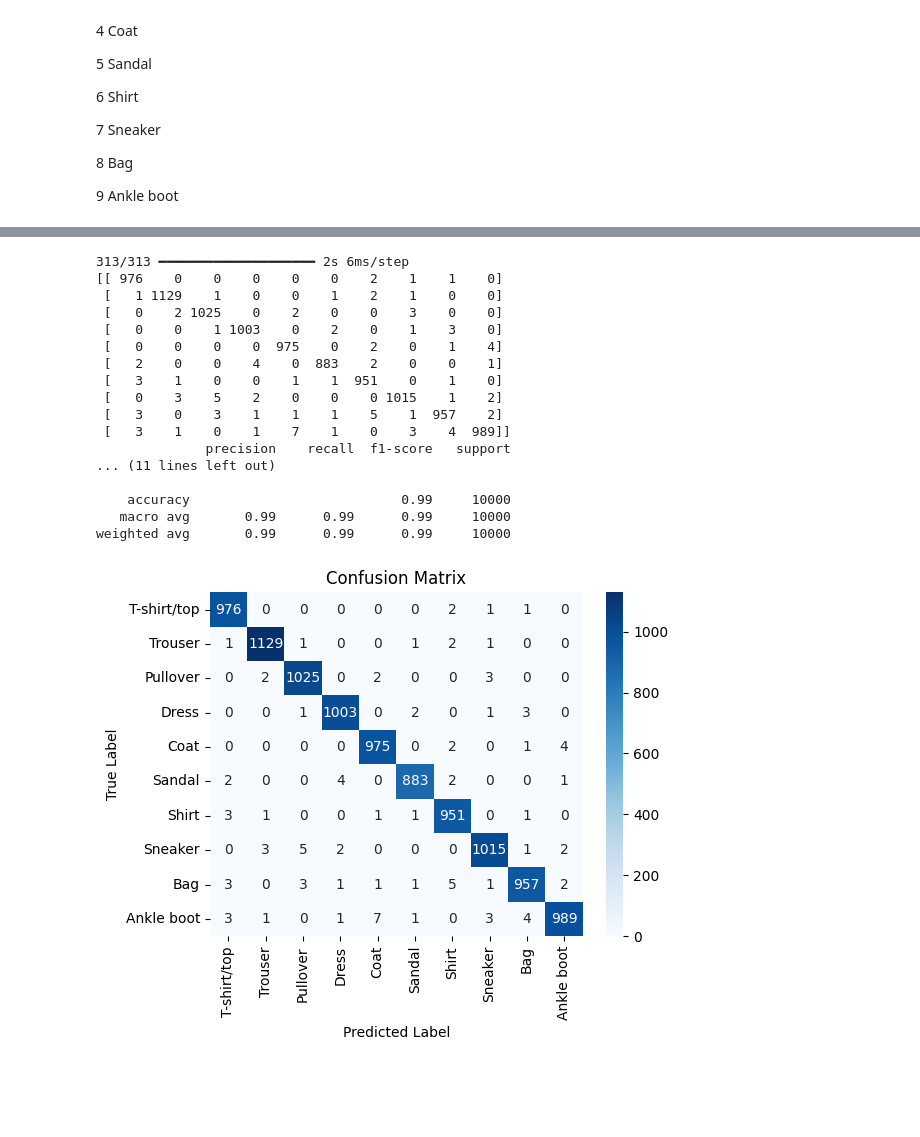
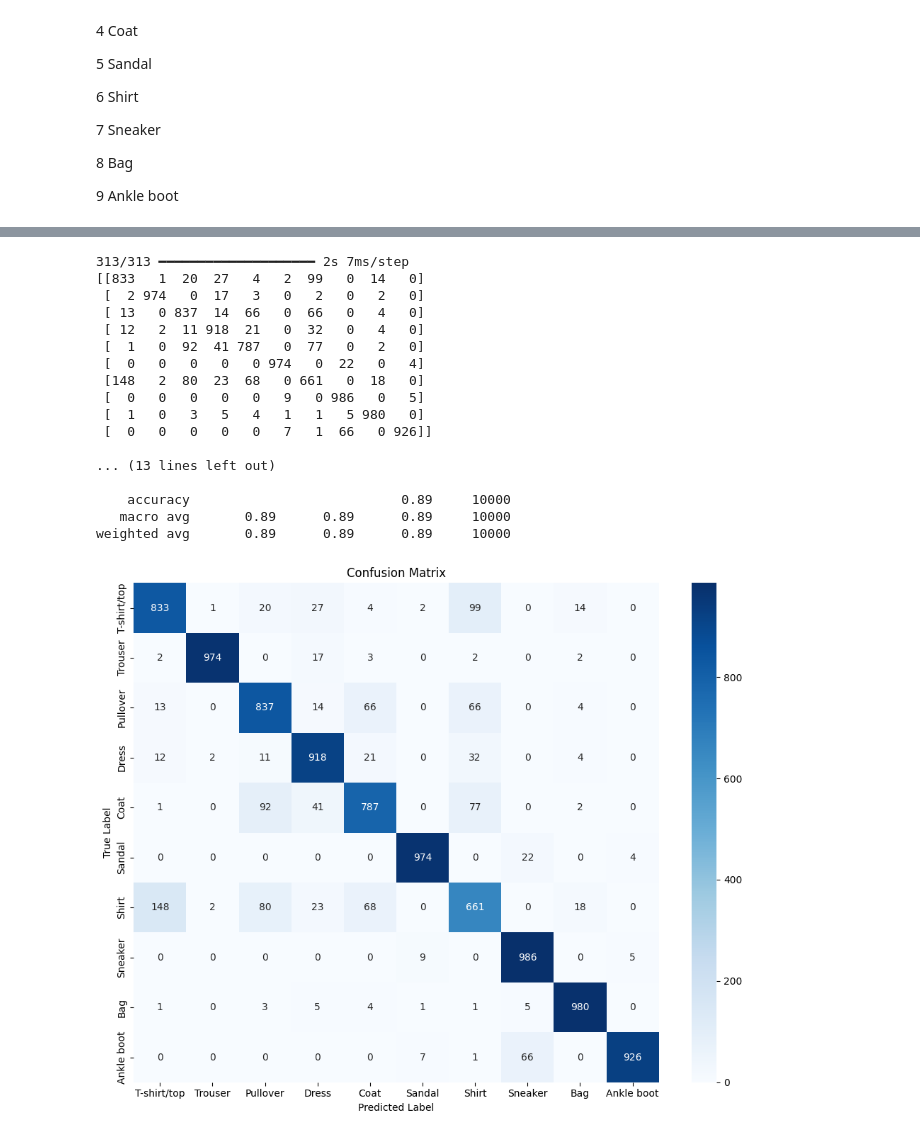
Before and after one commit to alvinhh01/CNNclassificationFashion, a Jupyter notebook: CA1_Fashion.ipynb, the cells around one changed output, grey strips where cells are left out. Drawn from its saved outputs; the diff is of its cells as text; code cells hidden in the pictures; blank space fills up the shorter version.

```diff
--- a/CA1_Fashion.ipynb
+++ b/CA1_Fashion.ipynb
@@ -1,6 +1,7 @@
 # %% [markdown]
 <a href="https://colab.research.google.com/github/alvinhh01/CNNclassificationFashion/blob/main/CA1_Fashion.ipynb" target="_parent"><img src="https://colab.research.google.com/assets/colab-badge.svg" alt="Open In Colab"/></a>
 # %%
+from re import X
 # Plot mnist instances
 import matplotlib.pyplot as plt
 import tensorflow as tf
@@ -9,25 +10,24 @@ from sklearn.metrics import confusion_matrix, classification_report
 from sklearn import metrics
 import seaborn as sns
 from sklearn.model_selection import learning_curve
+from keras.datasets import fashion_mnist
 
-fashion_mnist = tf.keras.datasets.fashion_mnist
 
 
 # load (downloaded if needed) the MNIST dataset
-(x_train, y_train), (x_test, y_test) = fashion_mnist.load_data()
+
+(X_train, y_train), (X_test, y_test) = fashion_mnist.load_data()
 
 # This is a dataset of 60,000 28x28 grayscale images of 10 fashion categories, along with a test set of 10,000 images.
 # https://complex-valued-neural-networks.readthedocs.io/en/latest/code_examples/fashion_mnist.html
 
-assert x_train.shape == (60000, 28, 28)
-assert x_test.shape == (10000, 28, 28)
+class_names = ['T-shirt/top', 'Trouser', 'Pullover', 'Dress', 'Coat',
+               'Sandal', 'Shirt', 'Sneaker', 'Bag', 'Ankle boot']
+
+assert X_train.shape == (60000, 28, 28)
+assert X_test.shape == (10000, 28, 28)
 assert y_train.shape == (60000,)
 assert y_test.shape == (10000,)
-
-
-
-class_names = ['T-shirt/top', 'Trouser', 'Pullover', 'Dress', 'Coat',
-               'Sandal', 'Shirt', 'Sneaker', 'Bag', 'Ankle boot']
 # %% [markdown]
 0	T-shirt/top
 
@@ -77,8 +95,6 @@ from keras import backend as K
 seed = 88
 numpy.random.seed(seed)
 
-# load data
-(X_train, y_train), (X_test, y_test) = mnist.load_data()
 # reshape to be [samples][pixels][width][height]
 X_train = X_train.reshape(X_train.shape[0], 28, 28, 1).astype('float32')
 X_test = X_test.reshape(X_test.shape[0], 28, 28, 1).astype('float32') #this will be the input shape in the subsequent model
@@ -110,7 +126,7 @@ model.compile(loss='categorical_crossentropy',
 
 
 # Fit the model
-model.fit(X_train, y_train, validation_data=(X_test, y_test),
+history = model.fit(X_train, y_train, validation_data=(X_test, y_test),
           epochs=10, batch_size=200) #batch size = how many samples are pass and process by the network every literation, going to train 10 times before the total training process, shuffle is by default (usually shuffle = true), verbose can be set 1 or 2, verbose - 2 can see the highest level of output
 # Final evaluation of the model
 scores = model.evaluate(X_test, y_test, verbose=0)
@@ -174,40 +190,45 @@ if y_test.ndim == 2:
 else:
     y_test_labels = y_test  # Already in label format
 
+
+
 # 4. Now use the correct inputs
 print(confusion_matrix(y_test_labels, y_pred_classes))
+
+print('\n')
+
 print(classification_report(y_test_labels, y_pred_classes, target_names=class_names))
 # %% [output]
-313/313 ━━━━━━━━━━━━━━━━━━━━ 2s 6ms/step
-[[ 976    0    0    0    0    0    2    1    1    0]
- [   1 1129    1    0    0    1    2    1    0    0]
- [   0    2 1025    0    2    0    0    3    0    0]
- [   0    0    1 1003    0    2    0    1    3    0]
- [   0    0    0    0  975    0    2    0    1    4]
- [   2    0    0    4    0  883    2    0    0    1]
- [   3    1    0    0    1    1  951    0    1    0]
- [   0    3    5    2    0    0    0 1015    1    2]
- [   3    0    3    1    1    1    5    1  957    2]
- [   3    1    0    1    7    1    0    3    4  989]]
-              precision    recall  f1-score   support
-... (11 lines left out)
+313/313 ━━━━━━━━━━━━━━━━━━━━ 2s 7ms/step
+[[833   1  20  27   4   2  99   0  14   0]
+ [  2 974   0  17   3   0   2   0   2   0]
+ [ 13   0 837  14  66   0  66   0   4   0]
+ [ 12   2  11 918  21   0  32   0   4   0]
+ [  1   0  92  41 787   0  77   0   2   0]
+ [  0   0   0   0   0 974   0  22   0   4]
+ [148   2  80  23  68   0 661   0  18   0]
+ [  0   0   0   0   0   9   0 986   0   5]
+ [  1   0   3   5   4   1   1   5 980   0]
+ [  0   0   0   0   0   7   1  66   0 926]]
 
-    accuracy                           0.99     10000
-   macro avg       0.99      0.99      0.99     10000
-weighted avg       0.99      0.99      0.99     10000
+... (13 lines left out)
+
+    accuracy                           0.89     10000
+   macro avg       0.89      0.89      0.89     10000
+weighted avg       0.89      0.89      0.89     10000
 # %%
 # Confusion matrix for logistic regression
 cm = confusion_matrix(y_test_labels, y_pred_classes)
 
 # Plot
-plt.figure(figsize=(6,5))
+plt.figure(figsize=(10,8))
 sns.heatmap(cm, annot=True, fmt='d', cmap='Blues',
             xticklabels=class_names, yticklabels=class_names)
 
 plt.xlabel('Predicted Label')
 plt.ylabel('True Label')
 plt.title('Confusion Matrix')
 plt.tight_layout()
 plt.show()
 # %% [output]
-[figure, old version]
+[figure, new version]
```
Also changed, not shown: parts of 21 cells of this notebook.
